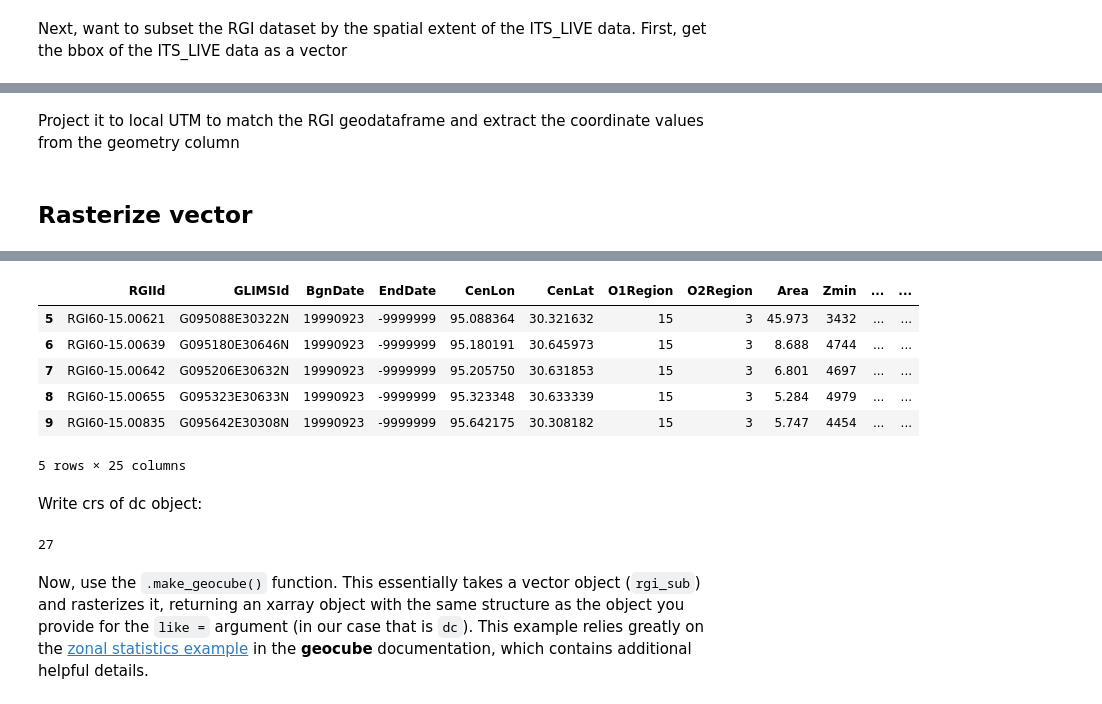
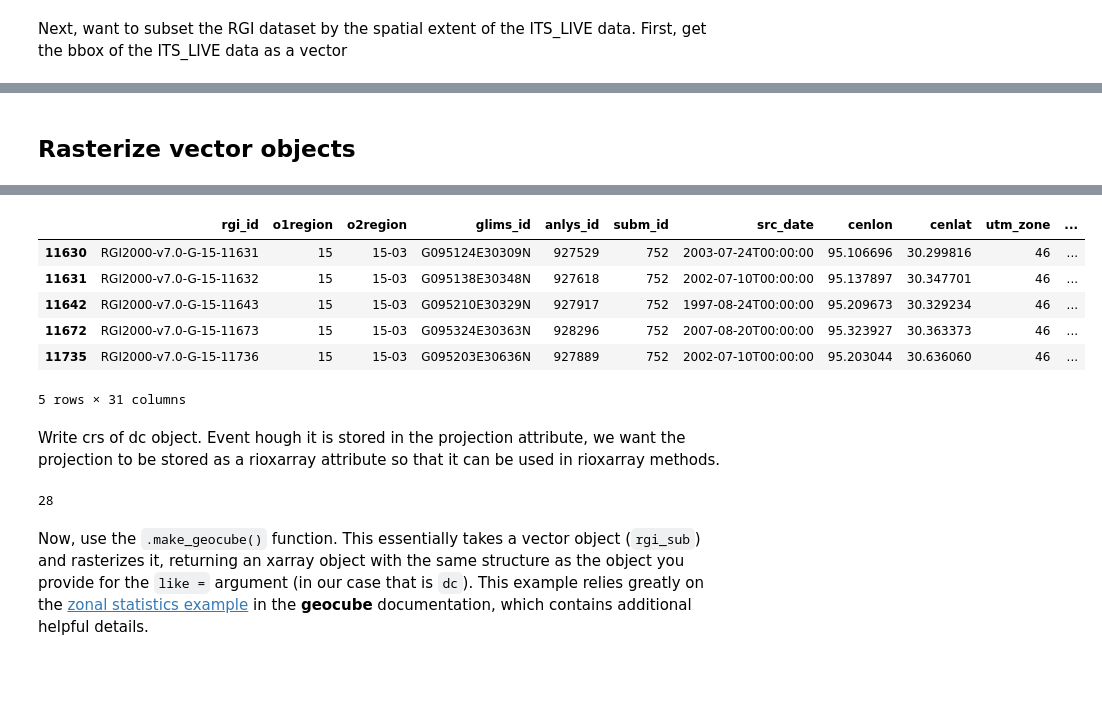
Before and after one commit to e-marshall/itslive, a Jupyter notebook: glacier_analysis_grouped.ipynb, the cells around one changed output, grey strips where cells are left out. Saved outputs shown, nothing was run; the diff lists cells and outputs as text; code cells hidden in the pictures; blank space fills up the shorter version.

```diff
--- a/glacier_analysis_grouped.ipynb
+++ b/glacier_analysis_grouped.ipynb
@@ -87,5 +102,4 @@ crs
 # %%
-#se_asia = gpd.read_file('https://github.com/e-marshall/itslive/raw/master/rgi15_southasiaeast.geojson')
-se_asia = gpd.read_file('/home/emmamarshall/Desktop/data/rgi/south_asia_east_15/15_rgi60_SouthAsiaEast.shp')
+se_asia = gpd.read_parquet('rgi7_region15_south_asia_east.parquet')
 se_asia.head(3)
 # %% [output]
@@ -135,14 +164,13 @@ se_asia_prj.head(3)
 # %% [markdown]
 Give each glacier (row) a unique integer key that is related to that glacier's RGIId. We will use this later. Be careful that the `RGI_int` column is composed of **integers** not strings.
 # %%
-se_asia_prj['RGI_int'] = se_asia_prj['RGIId'].str.slice(9,).replace('.','_')
-se_asia_prj['RGI_int'] = se_asia_prj.RGI_int.apply(lambda x: int('15' + x))
+se_asia_prj['RGI_int'] = se_asia_prj['rgi_id'].str.slice(18,).astype(int)
 se_asia_prj.RGI_int.dtype
 # %% [output]
 dtype('int64')
 # %% [markdown]
 To start with, we will look only at glaciers larger in area than 5km2. Subset the dataset to select for those glaciers
 # %%
-se_asia_prj = se_asia_prj.loc[se_asia_prj['Area'] > 5.]
+se_asia_prj = se_asia_prj.loc[se_asia_prj['area_km2'] > 5.]
 se_asia_prj.head()
 # %% [output]
@@ -195,5 +187,5 @@ def get_bbox_single(input_xr, epsg):
 # %%
-dc_bbox = get_bbox_single(dc, crs)
+dc_bbox = itslivetools.get_bounds_polygon(dc)
 # %%
 dc_bbox.crs
 # %% [output]
@@ -211,36 +203,32 @@ Coordinate Operation:
 Datum: World Geodetic System 1984 ensemble
 - Ellipsoid: WGS 84
 - Prime Meridian: Greenwich
-# %% [markdown]
-Project it to local UTM to match the RGI geodataframe and extract the coordinate values from the geometry column
 # %% [markdown]
-## Rasterize vector
+## Rasterize vector objects
 # %% [markdown]
 Subset RGI dataset:
 To do this we will use a [spatial join](https://geopandas.org/en/stable/docs/reference/api/geopandas.sjoin.html). Here we use an `inner join` but there are various methods to customize the spatial join operation. Find more info [here](https://geopandas.org/en/stable/gallery/spatial_joins.html).
 # %%
 rgi_sub = gpd.sjoin(se_asia_prj, dc_bbox, how='inner')
-# need to set the type as string here bc for some reason its object intead of str
-rgi_sub["RGIId"] = rgi_sub.RGIId.astype("string")
 rgi_sub.head()
 # %% [output]
-|  | RGIId | GLIMSId | BgnDate | EndDate | CenLon | CenLat | O1Region | O2Region | Area | Zmin | ... | ... |
-| 5 | RGI60-15.00621 | G095088E30322N | 19990923 | -9999999 | 95.088364 | 30.321632 | 15 | 3 | 45.973 | 3432 | ... | ... |
-| 6 | RGI60-15.00639 | G095180E30646N | 19990923 | -9999999 | 95.180191 | 30.645973 | 15 | 3 | 8.688 | 4744 | ... | ... |
-| 7 | RGI60-15.00642 | G095206E30632N | 19990923 | -9999999 | 95.205750 | 30.631853 | 15 | 3 | 6.801 | 4697 | ... | ... |
-| 8 | RGI60-15.00655 | G095323E30633N | 19990923 | -9999999 | 95.323348 | 30.633339 | 15 | 3 | 5.284 | 4979 | ... | ... |
-| 9 | RGI60-15.00835 | G095642E30308N | 19990923 | -9999999 | 95.642175 | 30.308182 | 15 | 3 | 5.747 | 4454 | ... | ... |
+|  | rgi_id | o1region | o2region | glims_id | anlys_id | subm_id | src_date | cenlon | cenlat | utm_zone | ... |
+| 11630 | RGI2000-v7.0-G-15-11631 | 15 | 15-03 | G095124E30309N | 927529 | 752 | 2003-07-24T00:00:00 | 95.106696 | 30.299816 | 46 | ... |
+| 11631 | RGI2000-v7.0-G-15-11632 | 15 | 15-03 | G095138E30348N | 927618 | 752 | 2002-07-10T00:00:00 | 95.137897 | 30.347701 | 46 | ... |
+| 11642 | RGI2000-v7.0-G-15-11643 | 15 | 15-03 | G095210E30329N | 927917 | 752 | 1997-08-24T00:00:00 | 95.209673 | 30.329234 | 46 | ... |
+| 11672 | RGI2000-v7.0-G-15-11673 | 15 | 15-03 | G095324E30363N | 928296 | 752 | 2007-08-20T00:00:00 | 95.323927 | 30.363373 | 46 | ... |
+| 11735 | RGI2000-v7.0-G-15-11736 | 15 | 15-03 | G095203E30636N | 927889 | 752 | 2002-07-10T00:00:00 | 95.203044 | 30.636060 | 46 | ... |
-5 rows × 25 columns
+5 rows × 31 columns
 # %% [markdown]
-Write crs of dc object:
+Write crs of dc object. Event hough it is stored in the projection attribute, we want the projection to be stored as a rioxarray attribute so that it can be used in rioxarray methods.
 # %%
 dc = dc.rio.write_crs(crs)
 # %%
 rgi_sub = rgi_sub.drop('index_right', axis=1)
 # %%
-len(rgi_sub['RGIId']) # number of glaciers in the subset
+len(rgi_sub) # number of glaciers in the subset
 # %% [output]
-27
+28
 # %% [markdown]
 Now, use the `.make_geocube()` function. This essentially takes a vector object (`rgi_sub`) and rasterizes it, returning an xarray object with the same structure as the object you provide for the `like =` argument (in our case that is `dc`). This example relies greatly on the [zonal statistics example](https://corteva.github.io/geocube/html/examples/zonal_statistics.html) in the **geocube** documentation, which contains additional helpful details.
 # %%
```
Also changed, not shown: parts of 26 cells of this notebook, 2 other files.
